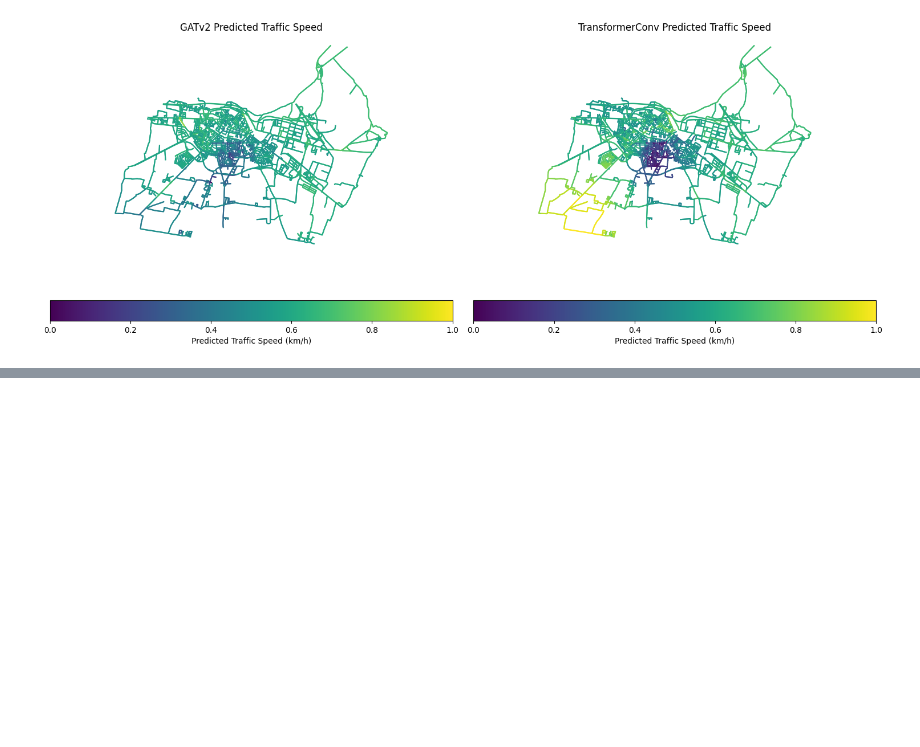
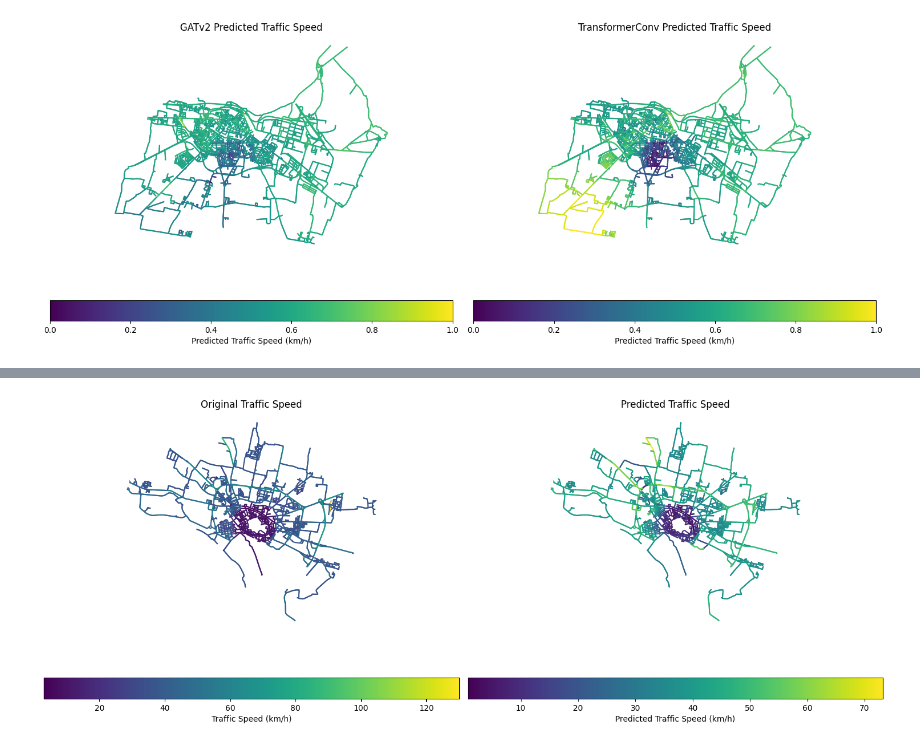
Before and after one commit to StefanoCarotti/FBK, a Jupyter notebook: GDS/CR/CR-2.ipynb, the cells around one changed output, grey strips where cells are left out. Saved outputs shown, nothing was run; the diff lists cells and outputs as text; code cells hidden in the pictures; blank space fills up the shorter version.

```diff
--- a/GDS/CR/CR-2.ipynb
+++ b/GDS/CR/CR-2.ipynb
@@ -93,7 +93,7 @@ edge_index = torch.stack([start, end], dim=0)
 # %%
 # Create dataset for edge regression
 class CremonaDataset(InMemoryDataset):
-    def __init__(self, edge_index, x, y, transform=None):
+    def __init__(self, edge_index, x, y, pre_transform = None , transform=None):
         super(CremonaDataset, self).__init__('.', transform, None, None)
 
         # Create data object
@@ -630,0 +891,5 @@ plt.show()
+# %%
+# Load best model for final evaluation
+model.load_state_dict(torch.load('best_CR_gps.pt'))
+test_loss = evaluate(data.test_mask)
+print(f'Final Test Results - Loss: {test_loss:.4f}')
@@ -630,0 +898,27 @@ plt.show()
+# %%
+# Generate predictions for all nodes
+model.eval()
+with torch.no_grad():
+    predictions = model(data.x, data.pe, data.edge_index).squeeze().cpu().numpy()
+# Add predictions back to the geodataframe for visualization
+edges_gnn['gps_predictions'] = predictions
+#Visualize the predictions
+fig, (ax1, ax2) = plt.subplots(1, 2, figsize=(15, 6))
+# Plot the original traffic speed
+edges_gnn.plot(column='traffic_speed', ax=ax1, legend=True, cmap='viridis', legend_kwds={
+    'label': "Traffic Speed (km/h)",
+    'orientation': "horizontal"
+})
+ax1.set_title('Original Traffic Speed')
+ax1.set_axis_off()
+# Plot the predicted traffic speed
+edges_gnn.plot(column='gps_predictions', ax=ax2, legend=True, cmap='viridis', legend_kwds={
+    'label': "Predicted Traffic Speed (km/h)",
+    'orientation': "horizontal"
+})
+ax2.set_title('Predicted Traffic Speed')
+ax2.set_axis_off()
+plt.tight_layout()
+plt.show()
+# %% [output]
+[figure, added]
```
Also changed, not shown: parts of 13 cells of this notebook.
